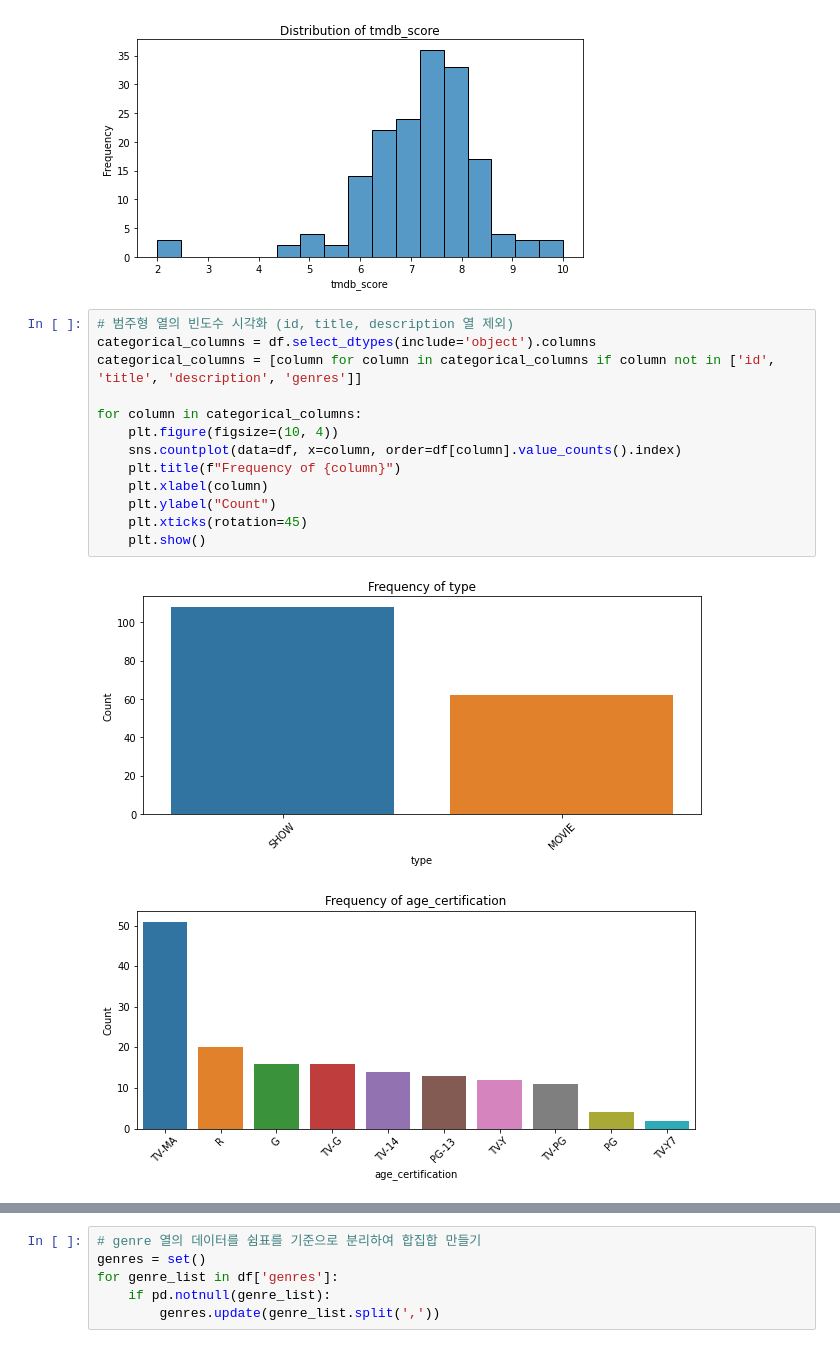
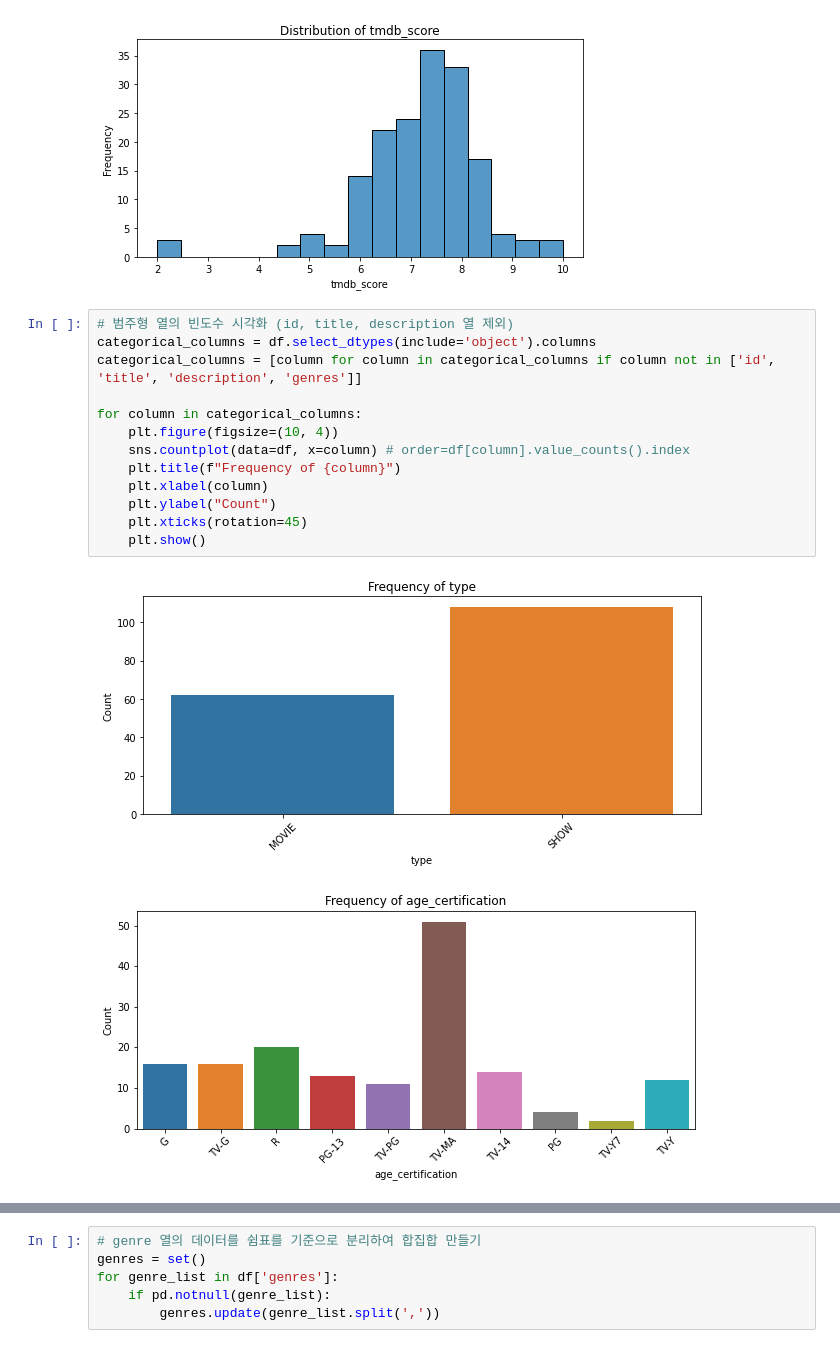
Before and after one commit to SoulTree-Lovers/DataScienceProject, a Jupyter notebook: SM/AppleTV_EDA.ipynb, the cells around one changed output, grey strips where cells are left out. Drawn from its saved outputs; the diff is of its cells as text.

```diff
--- a/SM/AppleTV_EDA.ipynb
+++ b/SM/AppleTV_EDA.ipynb
@@ -167,16 +167,16 @@ for column in numeric_columns:
 # %%
 # 범주형 열의 빈도수 시각화 (id, title, description 열 제외)
 categorical_columns = df.select_dtypes(include='object').columns
 categorical_columns = [column for column in categorical_columns if column not in ['id', 'title', 'description', 'genres']]
 
 for column in categorical_columns:
     plt.figure(figsize=(10, 4))
-    sns.countplot(data=df, x=column, order=df[column].value_counts().index)
+    sns.countplot(data=df, x=column) # order=df[column].value_counts().index
     plt.title(f"Frequency of {column}")
     plt.xlabel(column)
     plt.ylabel("Count")
     plt.xticks(rotation=45)
     plt.show()
 # %% [output]
-[figure, old version]
+[figure, new version]
-[figure, old version]
+[figure, new version]
```
Also changed, not shown: parts of 1 cell of this notebook, 2 other files.
